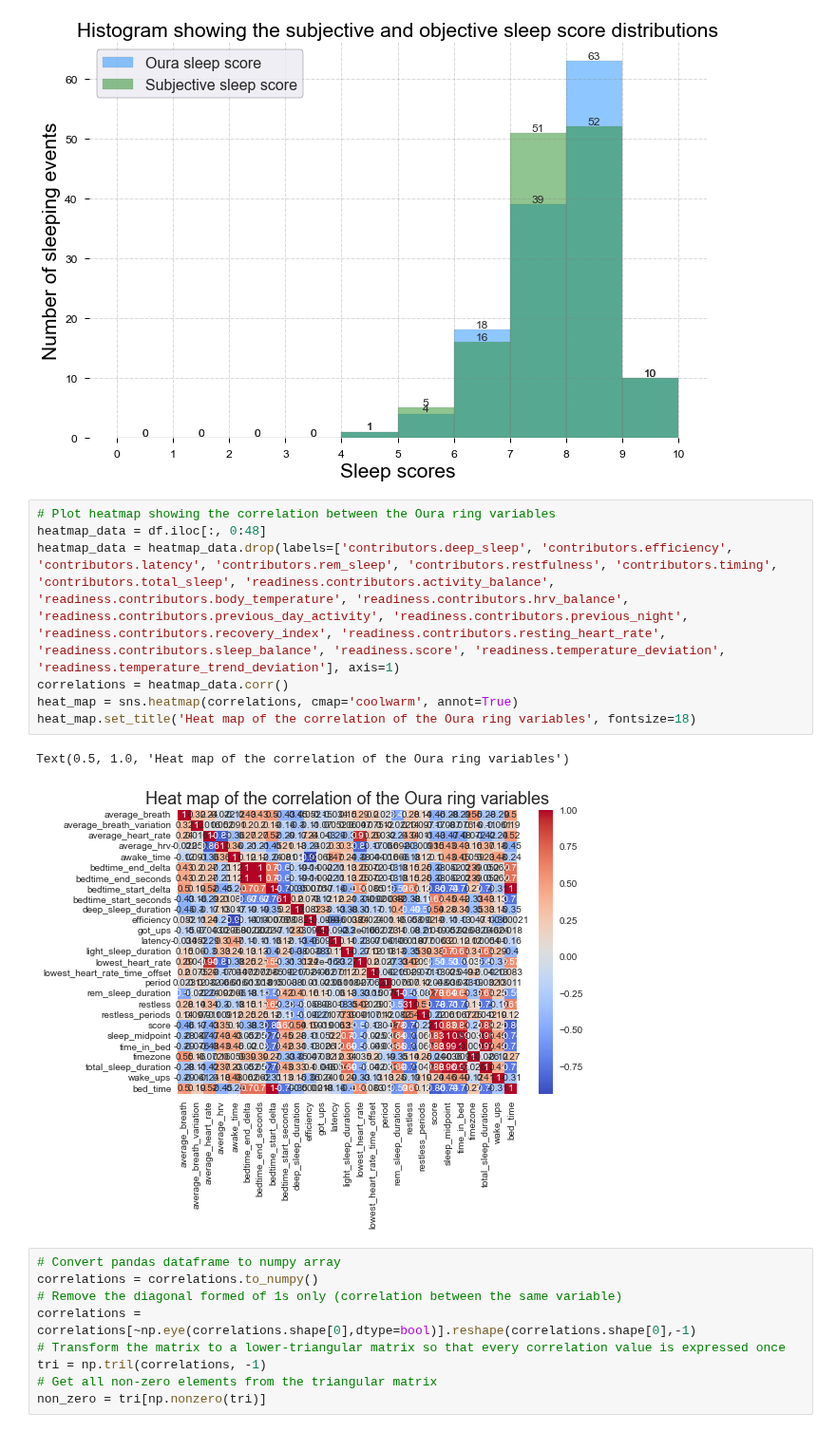
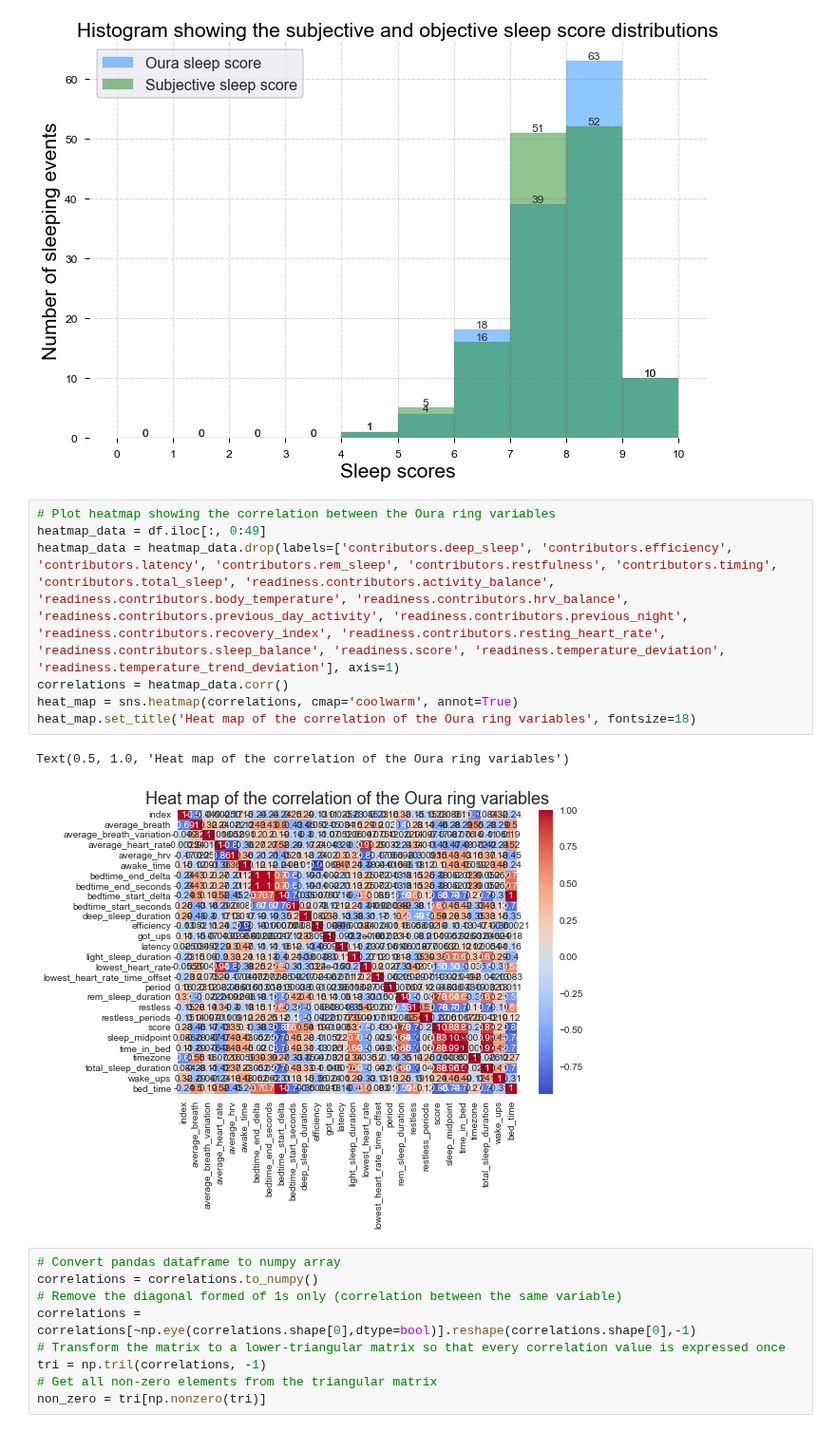
Before and after one commit to thalianajjar/internship_code, a Jupyter notebook: data_visualization.ipynb, the cells around one changed output. Shown at 95% size. Drawn from its saved outputs; the diff is of its cells as text.

```diff
--- a/data_visualization.ipynb
+++ b/data_visualization.ipynb
@@ -91,14 +91,14 @@ plt.show()
 [figure]
 # %%
 # Plot heatmap showing the correlation between the Oura ring variables
-heatmap_data = df.iloc[:, 0:48]
+heatmap_data = df.iloc[:, 0:49]
 heatmap_data = heatmap_data.drop(labels=['contributors.deep_sleep', 'contributors.efficiency', 'contributors.latency', 'contributors.rem_sleep', 'contributors.restfulness', 'contributors.timing', 'contributors.total_sleep', 'readiness.contributors.activity_balance', 'readiness.contributors.body_temperature', 'readiness.contributors.hrv_balance', 'readiness.contributors.previous_day_activity', 'readiness.contributors.previous_night', 'readiness.contributors.recovery_index', 'readiness.contributors.resting_heart_rate', 'readiness.contributors.sleep_balance', 'readiness.score', 'readiness.temperature_deviation', 'readiness.temperature_trend_deviation'], axis=1)
 correlations = heatmap_data.corr()
 heat_map = sns.heatmap(correlations, cmap='coolwarm', annot=True)
 heat_map.set_title('Heat map of the correlation of the Oura ring variables', fontsize=18)
 # %% [output]
 Text(0.5, 1.0, 'Heat map of the correlation of the Oura ring variables')
-[figure, old version]
+[figure, new version]
 # %%
 # Convert pandas dataframe to numpy array
 correlations = correlations.to_numpy()
```
Also changed, not shown: parts of 6 cells of this notebook, 2 other files.
